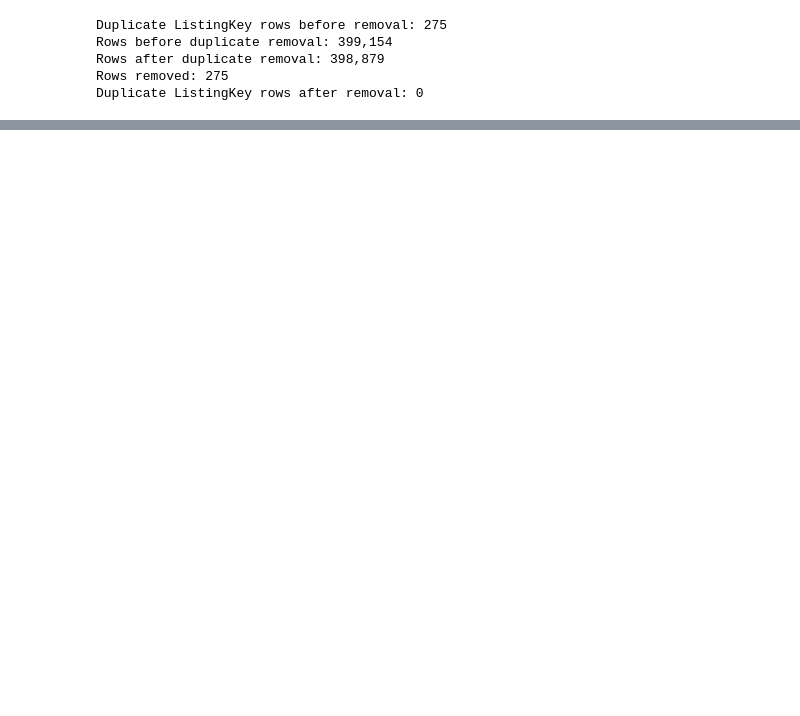
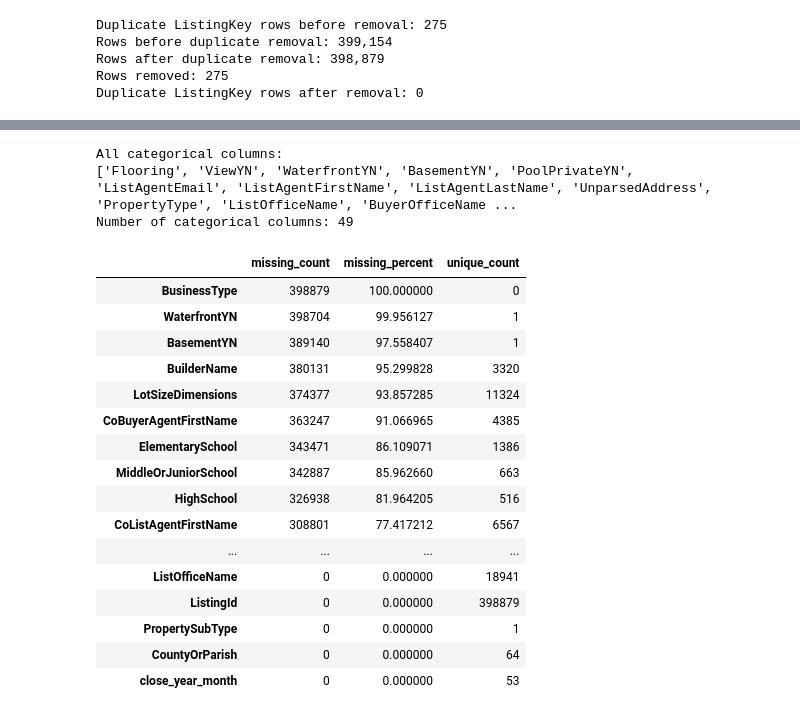
Before and after one commit to miatrn20/IDX-Exchange-Internship-Data_Science-Summer2026, a Jupyter notebook: 02_preprocessing.ipynb, the cells around one changed output, grey strips where cells are left out. Saved outputs shown, nothing was run; the diff lists cells and outputs as text; code cells hidden in the pictures; blank space fills up the shorter version.

```diff
--- a/02_preprocessing.ipynb
+++ b/02_preprocessing.ipynb
@@ -205,0 +198,37 @@ Modeling dataset shape: (398879, 16)
+# %%
+# Get all categorical/object columns
+all_categorical_cols = df.select_dtypes(include=["object"]).columns.tolist()
+
+print("All categorical columns:")
+print(all_categorical_cols)
+print("Number of categorical columns:", len(all_categorical_cols))
+# %% [output]
+All categorical columns:
+['Flooring', 'ViewYN', 'WaterfrontYN', 'BasementYN', 'PoolPrivateYN', 'ListAgentEmail', 'ListAgentFirstName', 'ListAgentLastName', 'UnparsedAddress', 'PropertyType', 'ListOfficeName', 'BuyerOfficeName ...
+Number of categorical columns: 49
+# %%
+categorical_summary = pd.DataFrame({
+    "missing_count": df[all_categorical_cols].isna().sum(),
+    "missing_percent": df[all_categorical_cols].isna().mean() * 100,
+    "unique_count": df[all_categorical_cols].nunique(dropna=True)
+}).sort_values("missing_percent", ascending=False)
+
+categorical_summary
+# %% [output]
+|  | missing_count | missing_percent | unique_count |
+| BusinessType | 398879 | 100.000000 | 0 |
+| WaterfrontYN | 398704 | 99.956127 | 1 |
+| BasementYN | 389140 | 97.558407 | 1 |
+| BuilderName | 380131 | 95.299828 | 3320 |
+| LotSizeDimensions | 374377 | 93.857285 | 11324 |
+| CoBuyerAgentFirstName | 363247 | 91.066965 | 4385 |
+| ElementarySchool | 343471 | 86.109071 | 1386 |
+| MiddleOrJuniorSchool | 342887 | 85.962660 | 663 |
+| HighSchool | 326938 | 81.964205 | 516 |
+| CoListAgentFirstName | 308801 | 77.417212 | 6567 |
+| ... | ... | ... | ... |
+| ListOfficeName | 0 | 0.000000 | 18941 |
+| ListingId | 0 | 0.000000 | 398879 |
+| PropertySubType | 0 | 0.000000 | 1 |
+| CountyOrParish | 0 | 0.000000 | 64 |
+| close_year_month | 0 | 0.000000 | 53 |
```
Also changed, not shown: parts of 25 cells of this notebook.
